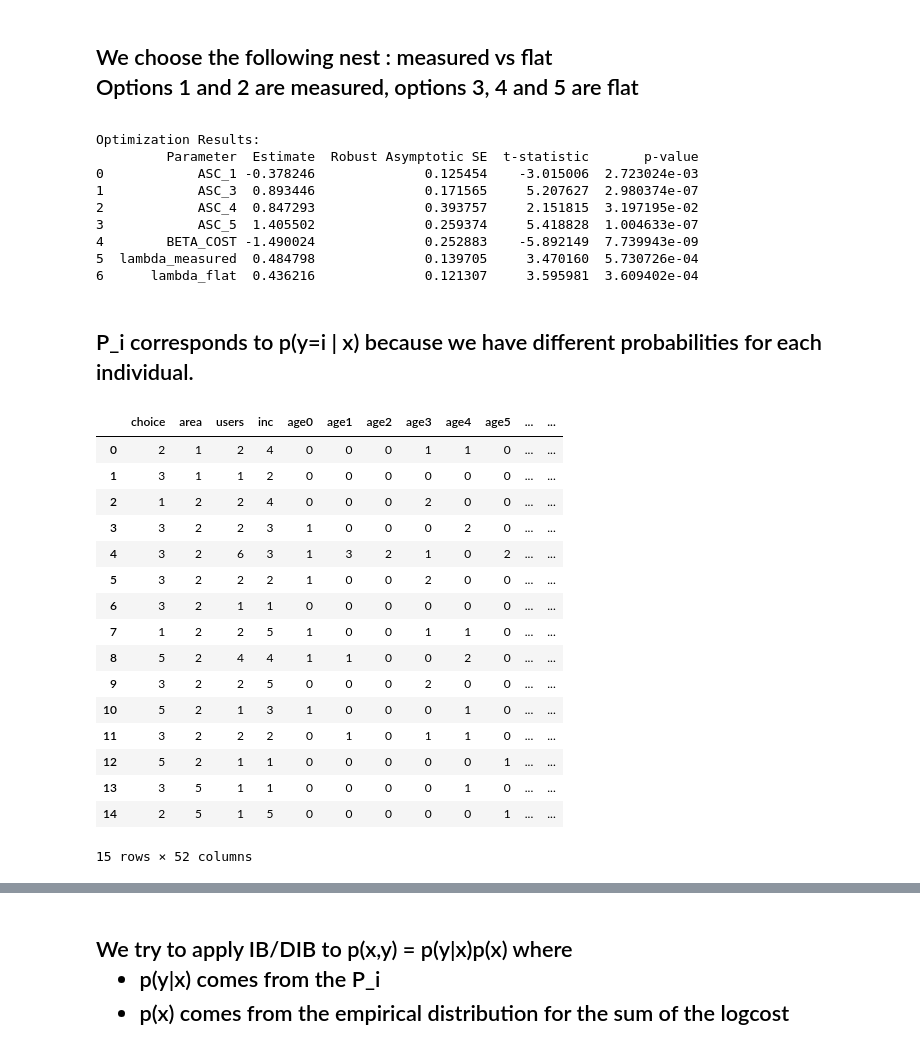
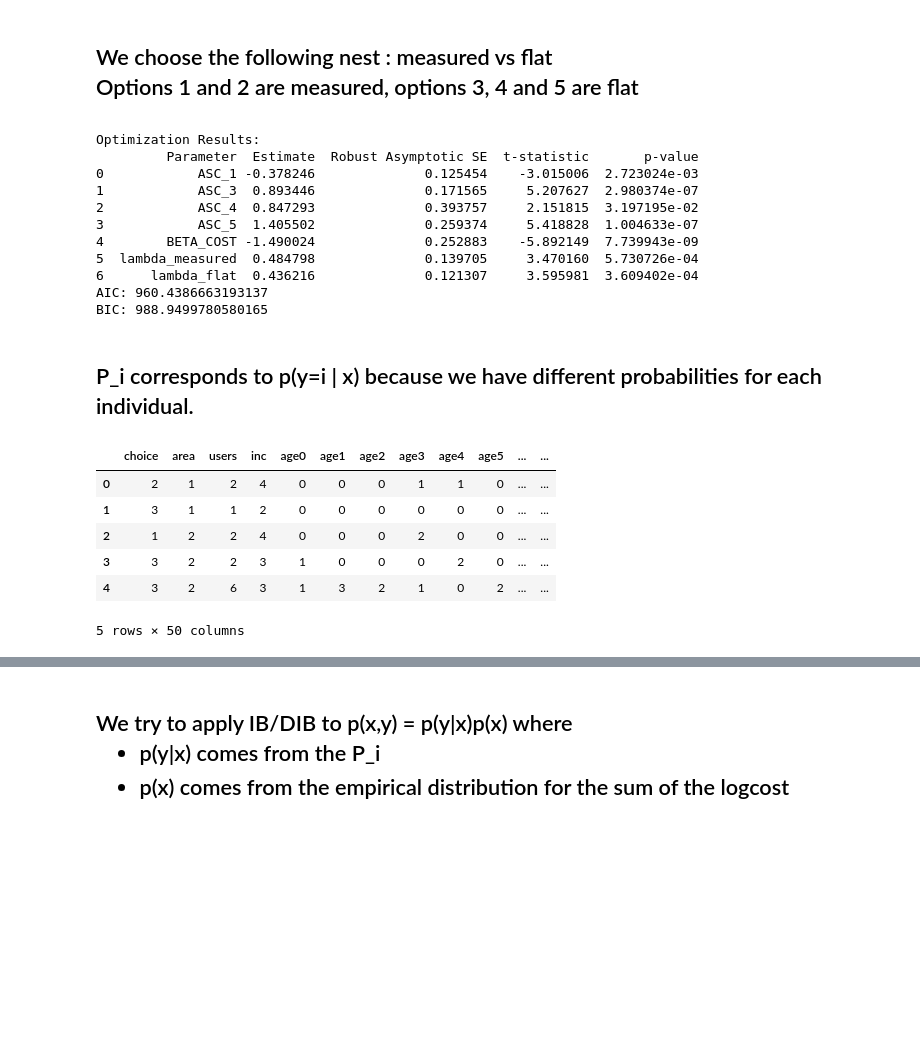
Before and after one commit to alex-monti/Master-Thesis, a Jupyter notebook: NLM-telephone-complete-data.ipynb, the cells around one changed output, grey strips where cells are left out. Saved outputs shown, nothing was run; the diff lists cells and outputs as text; code cells hidden in the pictures; blank space fills up the shorter version.

Commit message:
Updated tests for telephone data, updated README

```diff
--- a/NLM-telephone.ipynb
+++ b/NLM-telephone-complete-data.ipynb
@@ -89,7 +92,7 @@ beta = np.array([0, 0, 0, 0, 0, 1, 1])
 beta_names = ["ASC_1", "ASC_3", "ASC_4", "ASC_5", "BETA_COST", "lambda_measured", "lambda_flat"]
 # %%
 # Estimate parameters
-result, se, t_stat, p_value = estimate_nested_logit(data, beta, beta_names, log_likelihood_telephone)
+result, se, t_stat, p_value, aic, bic  = estimate_nested_logit(data, beta, beta_names, log_likelihood_telephone)
 # %% [output]
 Optimization Results:
          Parameter  Estimate  Robust Asymptotic SE  t-statistic       p-value
@@ -100,28 +103,20 @@ Optimization Results:
 4        BETA_COST -1.490024              0.252883    -5.892149  7.739943e-09
 5  lambda_measured  0.484798              0.139705     3.470160  5.730726e-04
 6      lambda_flat  0.436216              0.121307     3.595981  3.609402e-04
+AIC: 960.4386663193137
+BIC: 988.9499780580165
 # %% [markdown]
 <h2> P_i corresponds to p(y=i | x) because we have different probabilities for each individual. </h2>
 # %%
-data.head(15)
+data.head()
 # %% [output]
 |  | choice | area | users | inc | age0 | age1 | age2 | age3 | age4 | age5 | ... | ... |
 | 0 | 2 | 1 | 2 | 4 | 0 | 0 | 0 | 1 | 1 | 0 | ... | ... |
 | 1 | 3 | 1 | 1 | 2 | 0 | 0 | 0 | 0 | 0 | 0 | ... | ... |
 | 2 | 1 | 2 | 2 | 4 | 0 | 0 | 0 | 2 | 0 | 0 | ... | ... |
 | 3 | 3 | 2 | 2 | 3 | 1 | 0 | 0 | 0 | 2 | 0 | ... | ... |
 | 4 | 3 | 2 | 6 | 3 | 1 | 3 | 2 | 1 | 0 | 2 | ... | ... |
-| 5 | 3 | 2 | 2 | 2 | 1 | 0 | 0 | 2 | 0 | 0 | ... | ... |
-| 6 | 3 | 2 | 1 | 1 | 0 | 0 | 0 | 0 | 0 | 0 | ... | ... |
-| 7 | 1 | 2 | 2 | 5 | 1 | 0 | 0 | 1 | 1 | 0 | ... | ... |
-| 8 | 5 | 2 | 4 | 4 | 1 | 1 | 0 | 0 | 2 | 0 | ... | ... |
-| 9 | 3 | 2 | 2 | 5 | 0 | 0 | 0 | 2 | 0 | 0 | ... | ... |
-| 10 | 5 | 2 | 1 | 3 | 1 | 0 | 0 | 0 | 1 | 0 | ... | ... |
-| 11 | 3 | 2 | 2 | 2 | 0 | 1 | 0 | 1 | 1 | 0 | ... | ... |
-| 12 | 5 | 2 | 1 | 1 | 0 | 0 | 0 | 0 | 0 | 1 | ... | ... |
-| 13 | 3 | 5 | 1 | 1 | 0 | 0 | 0 | 0 | 1 | 0 | ... | ... |
-| 14 | 2 | 5 | 1 | 5 | 0 | 0 | 0 | 0 | 0 | 1 | ... | ... |
-15 rows × 52 columns
+5 rows × 50 columns
 # %%
 data_logcost = data[['logcost1', 'logcost2', 'logcost3', 'logcost4', 'logcost5']]
 
```
Also changed, not shown: parts of 15 cells of this notebook, 8 other files.
